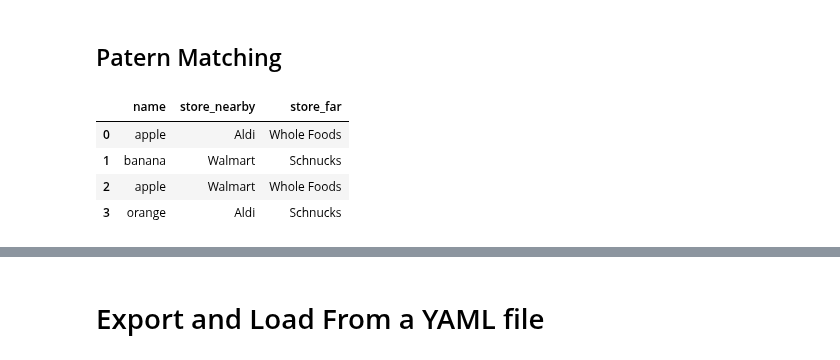
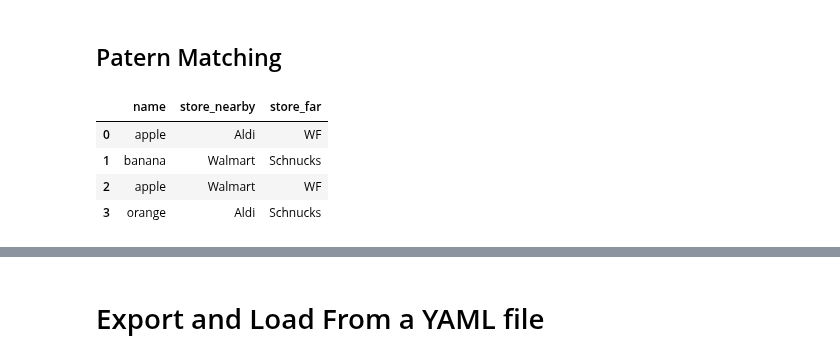
Before and after one commit to khuyentran1401/Data-science, a Jupyter notebook: data_science_tools/pandera_example/pandera.ipynb, the cells around one changed output, grey strips where cells are left out. Cells and saved outputs as stored; diff of their text form; code cells hidden in the pictures.

```diff
--- a/data_science_tools/pandera_example/pandera.ipynb
+++ b/data_science_tools/pandera_example/pandera.ipynb
@@ -328,24 +361,28 @@ dtype: object
 # %%
-favorite_stores = ["Aldi", "Walmart", "Whole Foods", "Schnucks"]
+favorite_stores = ["Aldi", "Walmart", "WF", "Schnucks"]
 
 fruits = pd.DataFrame(
     {
         "name": ["apple", "banana", "apple", "orange"],
         "store_nearby": ["Aldi", "Walmart", "Walmart", "Aldi"],
-        "store_far": ["Whole Foods", "Schnucks", "Whole Foods", "Schnucks"],
+        "store_far": ["WF", "Schnucks", "WF", "Schnucks"],
     }
 )
 
 schema = pa.DataFrameSchema(
     {
         "name": Column(str, Check.isin(available_fruits)),
-        "store_+": Column(str, Check.isin(favorite_stores), regex=True),
+        "store_*": Column(
+            str,
+            Check.isin(favorite_stores),
+            regex=True
+        ),
     }
 )
 schema.validate(fruits)
 # %% [output]
 |  | name | store_nearby | store_far |
-| 0 | apple | Aldi | Whole Foods |
+| 0 | apple | Aldi | WF |
 | 1 | banana | Walmart | Schnucks |
-| 2 | apple | Walmart | Whole Foods |
+| 2 | apple | Walmart | WF |
 | 3 | orange | Aldi | Schnucks |
```
Also changed, not shown: parts of 10 cells of this notebook, 14 other files.
